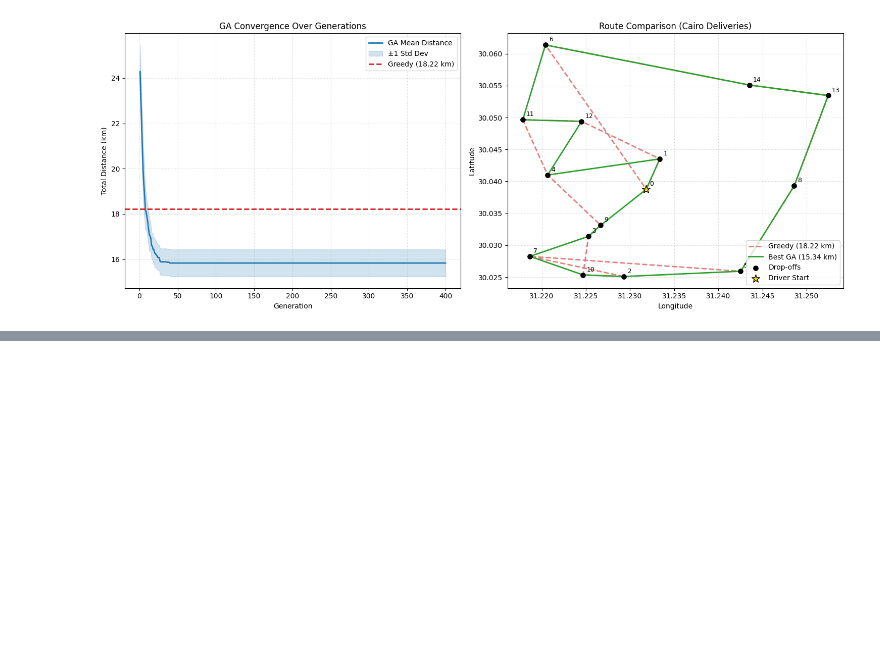
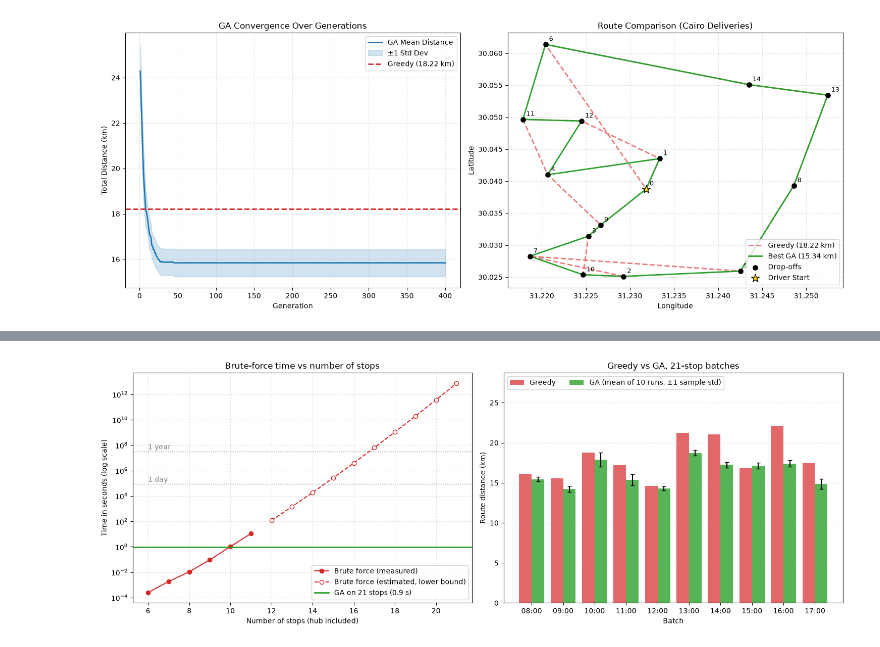
Before and after one commit to RamiKH1/218_Group4_TSP_Genetic_Algorithm, a Jupyter notebook: 218_Project.ipynb, the cells around one changed output, grey strips where cells are left out. Drawn from its saved outputs; the diff is of its cells as text; code cells hidden in the pictures; blank space fills up the shorter version.

```diff
--- a/218_Project.ipynb
+++ b/218_Project.ipynb
@@ -378,0 +703,43 @@ plt.show()
+# %%
+# Summary figure: why brute force fails, and how the GA compares with greedy
+fig, (ax1, ax2) = plt.subplots(1, 2, figsize=(15, 5.5))
+
+# Left: brute-force time grows factorially with the number of stops (log scale)
+est_stops = list(range(12, LARGE_DROPOFFS + 2))
+est_times = [sec_per_route * math.factorial(s - 1) for s in est_stops]
+ax1.semilogy(bf_times["stops"], bf_times["time_s"], "o-", color="#d62728", label="Brute force (measured)")
+ax1.semilogy(est_stops, est_times, "o--", color="#d62728", mfc="white", label="Brute force (estimated, lower bound)")
+ax1.axhline(
+    large_runs["ga_time_s"].mean(), color="#2ca02c", lw=2,
+    label=f"GA on {LARGE_DROPOFFS + 1} stops ({large_runs['ga_time_s'].mean():.1f} s)",
+)
+for label, seconds in [("1 day", 24 * 3600), ("1 year", 365 * 24 * 3600)]:
+  ax1.axhline(seconds, color="gray", ls=":", lw=1)
+  ax1.text(6, seconds * 1.5, label, color="gray")
+ax1.set_xlabel("Number of stops (hub included)")
+ax1.set_ylabel("Time in seconds (log scale)")
+ax1.set_title("Brute-force time vs number of stops")
+ax1.legend(loc="lower right")
+ax1.grid(True, which="major", ls=":", alpha=0.6)
+
+# Right: greedy vs GA on each 21-stop batch
+x = np.arange(len(large_summary))
+ax2.bar(x - 0.2, large_summary["greedy_km"], 0.4, color="#d62728", alpha=0.7, label="Greedy")
+ax2.bar(
+    x + 0.2, large_summary["ga_mean_km"], 0.4, yerr=large_summary["ga_sample_std_km"],
+    capsize=3, color="#2ca02c", alpha=0.8, label=f"GA (mean of {NUM_SEEDS} runs, ±1 sample std)",
+)
+ax2.set_xticks(x)
+ax2.set_xticklabels(large_summary["batch"])
+ax2.set_xlabel("Batch")
+ax2.set_ylabel("Route distance (km)")
+ax2.set_title(f"Greedy vs GA, {LARGE_DROPOFFS + 1}-stop batches")
+ax2.set_ylim(0, large_summary["greedy_km"].max() * 1.3)  # headroom for the legend
+ax2.legend(loc="upper left", ncol=2)
+ax2.grid(True, axis="y", ls=":", alpha=0.6)
+
+plt.tight_layout()
+plt.savefig("results/experiment_summary.png", dpi=150)
+plt.show()
+# %% [output]
+[figure, added]
```
Also changed, not shown: parts of 7 cells of this notebook, 8 other files.
